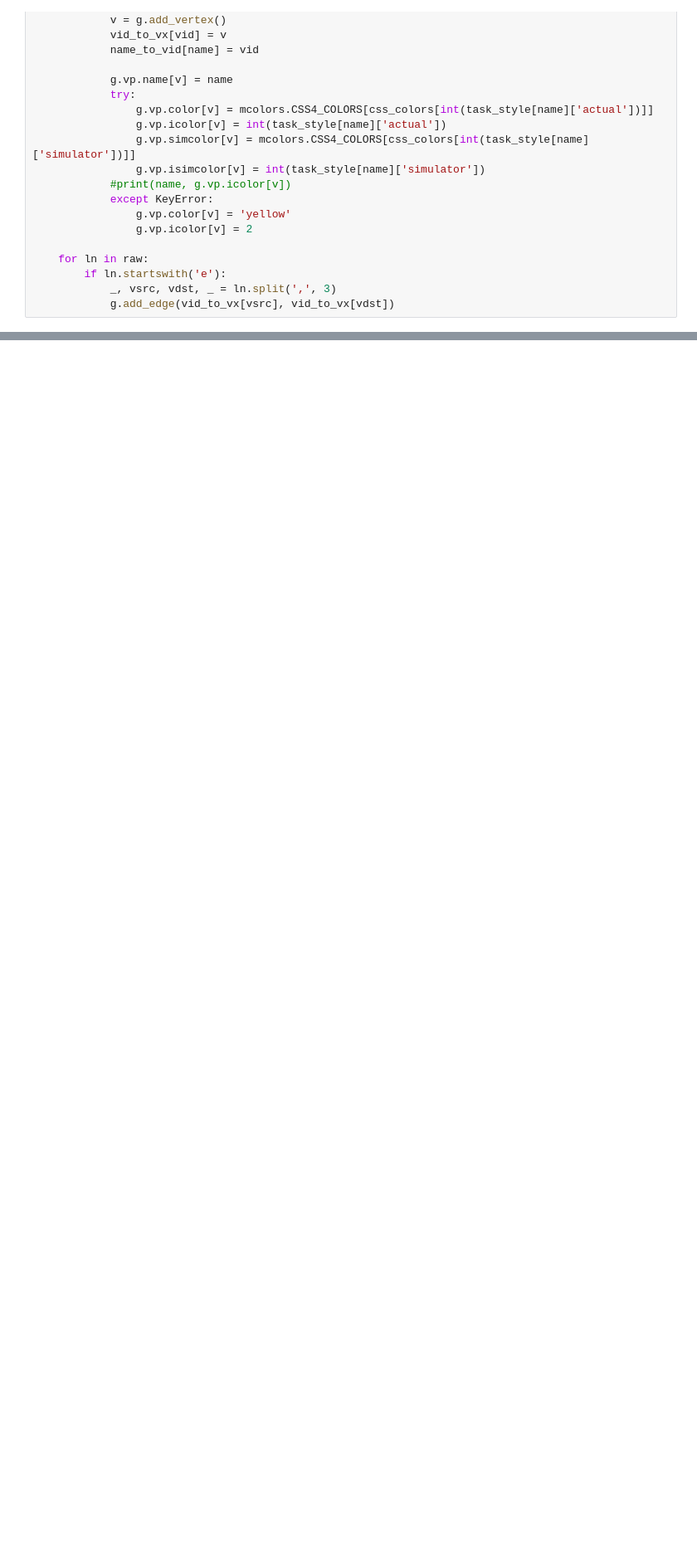
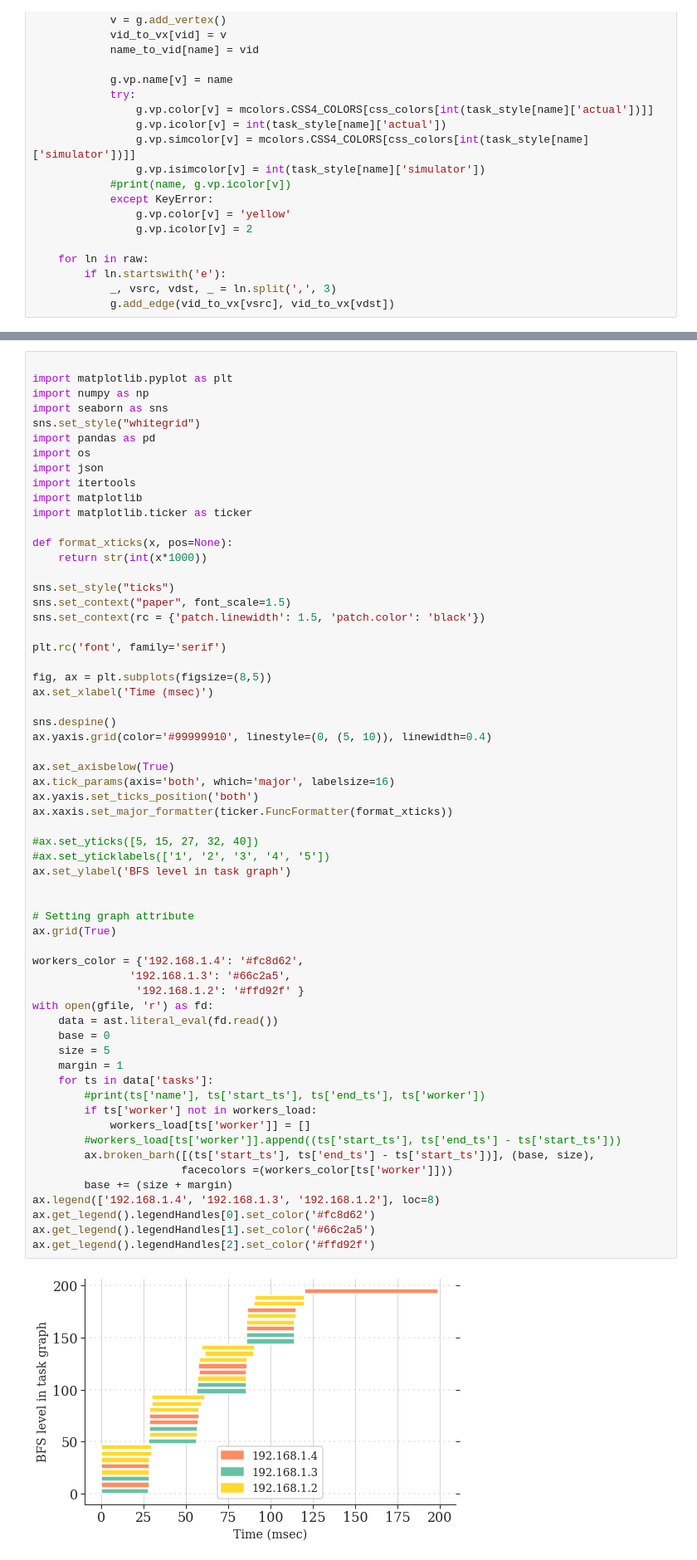
Before and after one commit to KarizCache/serverless, a Jupyter notebook: ipythons/colorthegraph.ipynb, the cells around one changed output, grey strips where cells are left out. Shown at 83% size. Saved outputs shown, nothing was run; the diff lists cells and outputs as text; blank space fills up the shorter version.

```diff
--- a/ipythons/colorthegraph.ipynb
+++ b/ipythons/colorthegraph.ipynb
@@ -246,0 +151,63 @@ ax.broken_barh([(10, 50), (100, 20), (130, 10)], (20, 9),
+# %%
+
+import matplotlib.pyplot as plt
+import numpy as np
+import seaborn as sns
+sns.set_style("whitegrid")
+import pandas as pd
+import os
+import json
+import itertools
+import matplotlib
+import matplotlib.ticker as ticker
+
+def format_xticks(x, pos=None):
+    return str(int(x*1000))
+
+sns.set_style("ticks")
+sns.set_context("paper", font_scale=1.5)
+sns.set_context(rc = {'patch.linewidth': 1.5, 'patch.color': 'black'})
+
+plt.rc('font', family='serif')
+
+fig, ax = plt.subplots(figsize=(8,5))
+ax.set_xlabel('Time (msec)')
+
+sns.despine()
+ax.yaxis.grid(color='#99999910', linestyle=(0, (5, 10)), linewidth=0.4)
+
+ax.set_axisbelow(True)
+ax.tick_params(axis='both', which='major', labelsize=16)
+ax.yaxis.set_ticks_position('both')
+ax.xaxis.set_major_formatter(ticker.FuncFormatter(format_xticks))
+
+#ax.set_yticks([5, 15, 27, 32, 40])
+#ax.set_yticklabels(['1', '2', '3', '4', '5'])
+ax.set_ylabel('BFS level in task graph')
+
+
+# Setting graph attribute
+ax.grid(True)
+
+workers_color = {'192.168.1.4': '#fc8d62',
+               '192.168.1.3': '#66c2a5',
+                '192.168.1.2': '#ffd92f' }
+with open(gfile, 'r') as fd:
+    data = ast.literal_eval(fd.read())
+    base = 0
+    size = 5
+    margin = 1
+    for ts in data['tasks']:
+        #print(ts['name'], ts['start_ts'], ts['end_ts'], ts['worker'])
+        if ts['worker'] not in workers_load:
+            workers_load[ts['worker']] = []
+        #workers_load[ts['worker']].append((ts['start_ts'], ts['end_ts'] - ts['start_ts']))
+        ax.broken_barh([(ts['start_ts'], ts['end_ts'] - ts['start_ts'])], (base, size),
+                       facecolors =(workers_color[ts['worker']]))
+        base += (size + margin)
+ax.legend(['192.168.1.4', '192.168.1.3', '192.168.1.2'], loc=8)
+ax.get_legend().legendHandles[0].set_color('#fc8d62')
+ax.get_legend().legendHandles[1].set_color('#66c2a5')
+ax.get_legend().legendHandles[2].set_color('#ffd92f')
+# %% [output]
+[figure, added]
```
Also changed, not shown: parts of 9 cells of this notebook, 31 other files.
